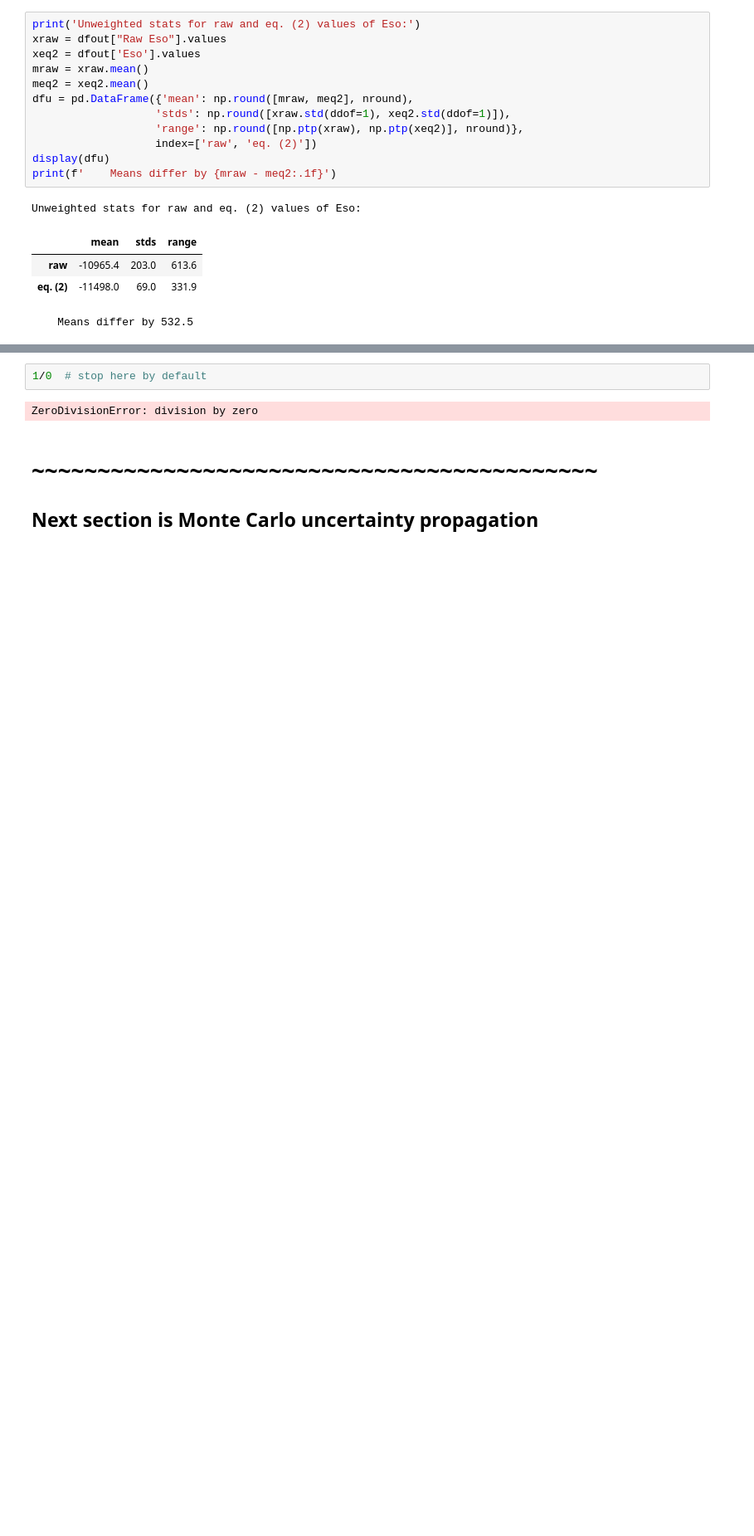
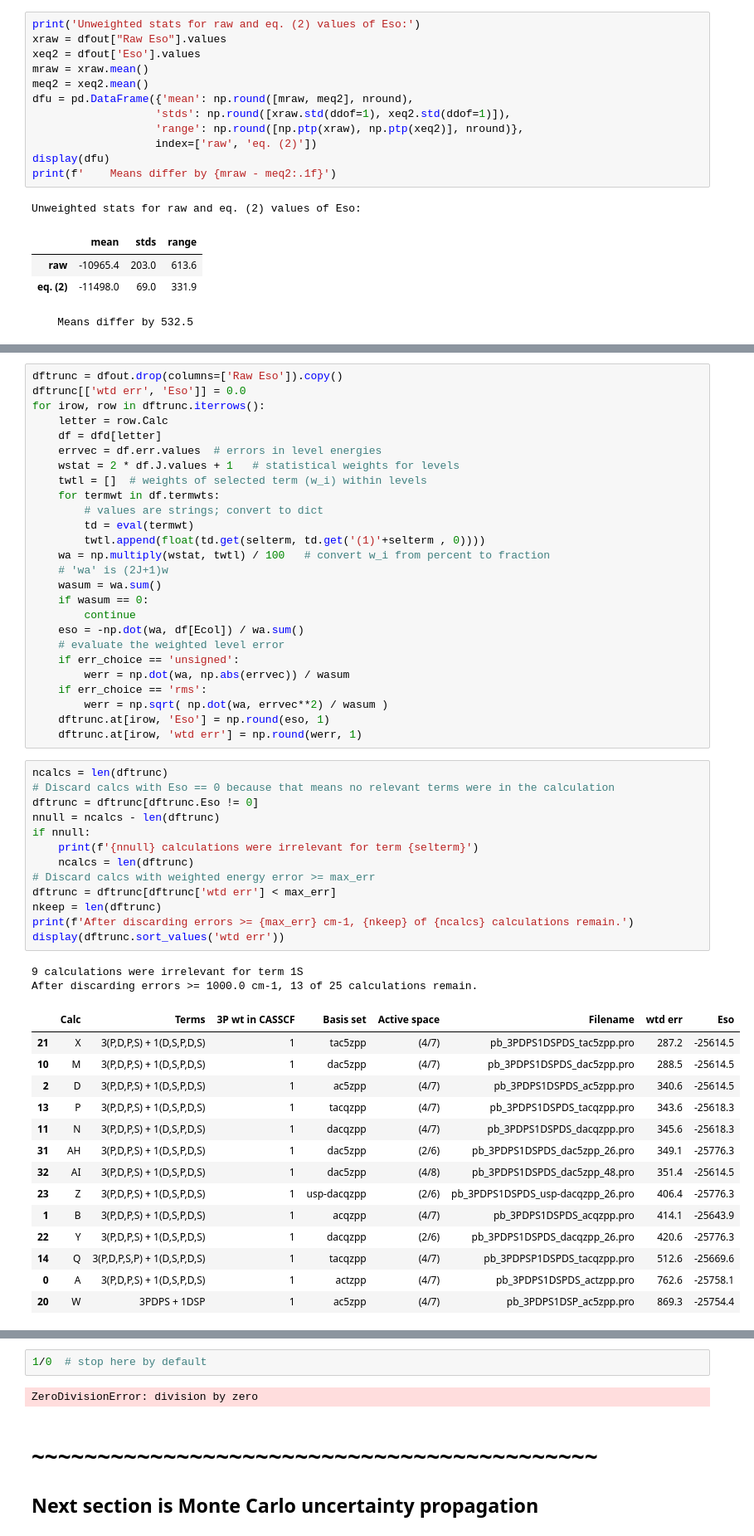
Before and after one commit to kkinist/atomic_SOC, a Jupyter notebook: MSS/Pb_results_analysis.ipynb, the cells around one changed output, grey strips where cells are left out. Shown at 83% size. Saved outputs shown, nothing was run; the diff lists cells and outputs as text; blank space fills up the shorter version.

```diff
--- a/MSS/Pb_results_analysis.ipynb
+++ b/MSS/Pb_results_analysis.ipynb
@@ -314,2 +287,58 @@ dfsel
+# %%
+dftrunc = dfout.drop(columns=['Raw Eso']).copy()
+dftrunc[['wtd err', 'Eso']] = 0.0
+for irow, row in dftrunc.iterrows():
+    letter = row.Calc
+    df = dfd[letter]
+    errvec = df.err.values  # errors in level energies
+    wstat = 2 * df.J.values + 1   # statistical weights for levels
+    twtl = []  # weights of selected term (w_i) within levels
+    for termwt in df.termwts:
+        # values are strings; convert to dict
+        td = eval(termwt)
+        twtl.append(float(td.get(selterm, td.get('(1)'+selterm , 0))))
+    wa = np.multiply(wstat, twtl) / 100   # convert w_i from percent to fraction
+    # 'wa' is (2J+1)w
+    wasum = wa.sum()
+    if wasum == 0:
+        continue
+    eso = -np.dot(wa, df[Ecol]) / wa.sum()
+    # evaluate the weighted level error
+    if err_choice == 'unsigned':
+        werr = np.dot(wa, np.abs(errvec)) / wasum
+    if err_choice == 'rms':
+        werr = np.sqrt( np.dot(wa, errvec**2) / wasum )
+    dftrunc.at[irow, 'Eso'] = np.round(eso, 1)
+    dftrunc.at[irow, 'wtd err'] = np.round(werr, 1)
+# %%
+ncalcs = len(dftrunc)
+# Discard calcs with Eso == 0 because that means no relevant terms were in the calculation
+dftrunc = dftrunc[dftrunc.Eso != 0]
+nnull = ncalcs - len(dftrunc)
+if nnull:
+    print(f'{nnull} calculations were irrelevant for term {selterm}')
+    ncalcs = len(dftrunc)
+# Discard calcs with weighted energy error >= max_err
+dftrunc = dftrunc[dftrunc['wtd err'] < max_err]
+nkeep = len(dftrunc)
+print(f'After discarding errors >= {max_err} cm-1, {nkeep} of {ncalcs} calculations remain.')
+display(dftrunc.sort_values('wtd err'))
+# %% [output]
+9 calculations were irrelevant for term 1S
+After discarding errors >= 1000.0 cm-1, 13 of 25 calculations remain.
+|  | Calc | Terms | 3P wt in CASSCF | Basis set | Active space | Filename | wtd err | Eso |
+| 21 | X | 3(P,D,P,S) + 1(D,S,P,D,S) | 1 | tac5zpp | (4/7) | pb_3PDPS1DSPDS_tac5zpp.pro | 287.2 | -25614.5 |
+| 10 | M | 3(P,D,P,S) + 1(D,S,P,D,S) | 1 | dac5zpp | (4/7) | pb_3PDPS1DSPDS_dac5zpp.pro | 288.5 | -25614.5 |
+| 2 | D | 3(P,D,P,S) + 1(D,S,P,D,S) | 1 | ac5zpp | (4/7) | pb_3PDPS1DSPDS_ac5zpp.pro | 340.6 | -25614.5 |
+| 13 | P | 3(P,D,P,S) + 1(D,S,P,D,S) | 1 | tacqzpp | (4/7) | pb_3PDPS1DSPDS_tacqzpp.pro | 343.6 | -25618.3 |
+| 11 | N | 3(P,D,P,S) + 1(D,S,P,D,S) | 1 | dacqzpp | (4/7) | pb_3PDPS1DSPDS_dacqzpp.pro | 345.6 | -25618.3 |
+| 31 | AH | 3(P,D,P,S) + 1(D,S,P,D,S) | 1 | dac5zpp | (2/6) | pb_3PDPS1DSPDS_dac5zpp_26.pro | 349.1 | -25776.3 |
+| 32 | AI | 3(P,D,P,S) + 1(D,S,P,D,S) | 1 | dac5zpp | (4/8) | pb_3PDPS1DSPDS_dac5zpp_48.pro | 351.4 | -25614.5 |
+| 23 | Z | 3(P,D,P,S) + 1(D,S,P,D,S) | 1 | usp-dacqzpp | (2/6) | pb_3PDPS1DSPDS_usp-dacqzpp_26.pro | 406.4 | -25776.3 |
+| 1 | B | 3(P,D,P,S) + 1(D,S,P,D,S) | 1 | acqzpp | (4/7) | pb_3PDPS1DSPDS_acqzpp.pro | 414.1 | -25643.9 |
+| 22 | Y | 3(P,D,P,S) + 1(D,S,P,D,S) | 1 | dacqzpp | (2/6) | pb_3PDPS1DSPDS_dacqzpp_26.pro | 420.6 | -25776.3 |
+| 14 | Q | 3(P,D,P,S,P) + 1(D,S,P,D,S) | 1 | tacqzpp | (4/7) | pb_3PDPSP1DSPDS_tacqzpp.pro | 512.6 | -25669.6 |
+| 0 | A | 3(P,D,P,S) + 1(D,S,P,D,S) | 1 | actzpp | (4/7) | pb_3PDPS1DSPDS_actzpp.pro | 762.6 | -25758.1 |
+| 20 | W | 3PDPS + 1DSP | 1 | ac5zpp | (4/7) | pb_3PDPS1DSP_ac5zpp.pro | 869.3 | -25754.4 |
 # %%
 # weighted statistics across these calculations
```
Also changed, not shown: parts of 20 cells of this notebook, 1 other file.
